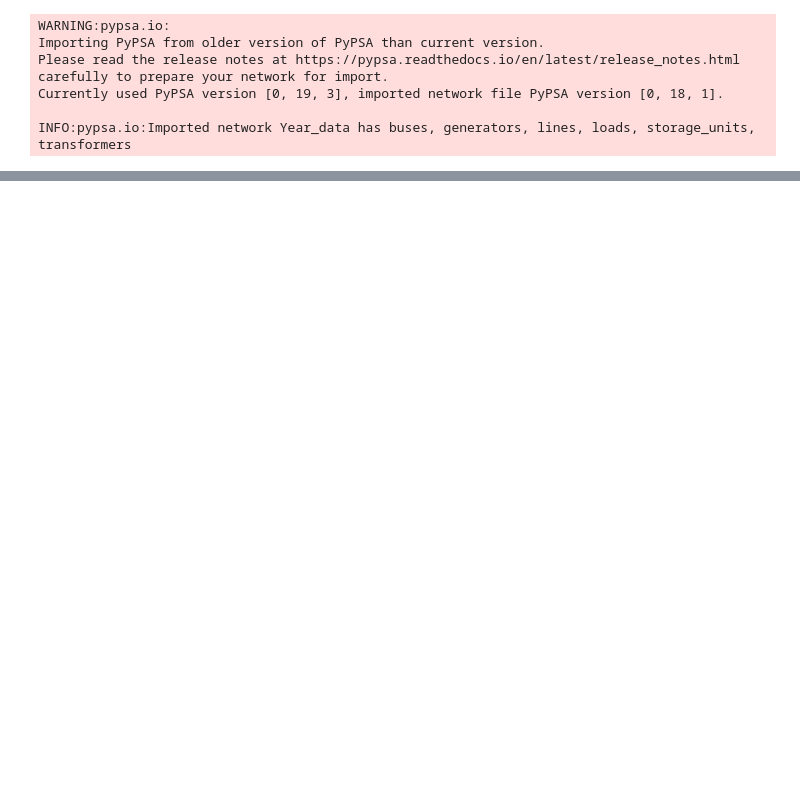
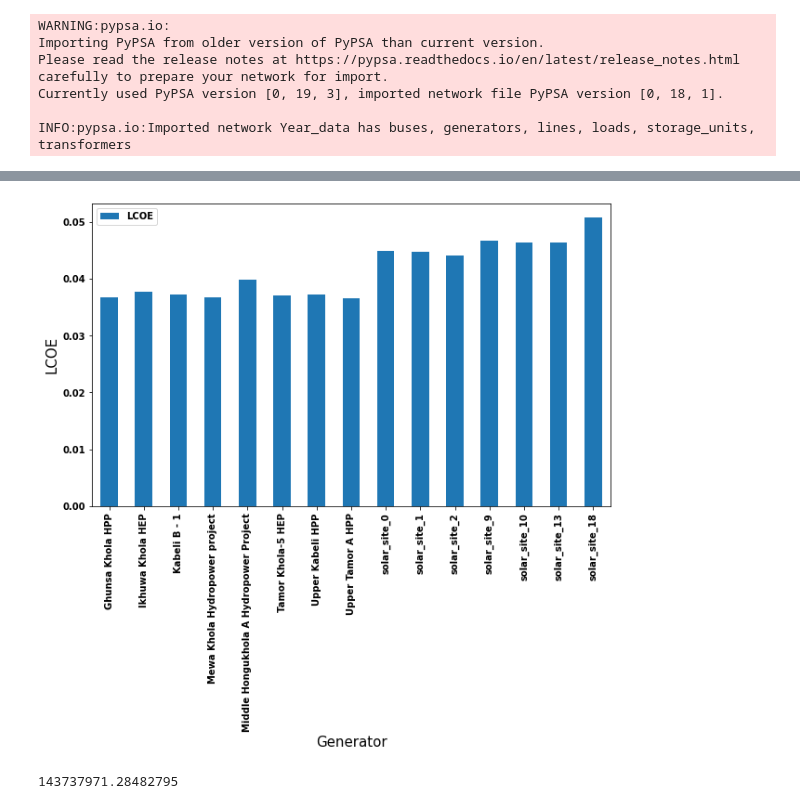
Before and after one commit to deependran7/grid_optimization, a Jupyter notebook: Cost_Analysis.ipynb, the cells around one changed output, grey strips where cells are left out. Cells and saved outputs as stored; diff of their text form; code cells hidden in the pictures; blank space fills up the shorter version.

```diff
--- a/Cost_Analysis.ipynb
+++ b/Cost_Analysis.ipynb
@@ -106,0 +120,14 @@ capital_cost = optimal_network.generators.capital_cost.sum()
+# %%
+Lcoe = pd.DataFrame()
+Lcoe['LCOE'] = (optimal_network.generators.capital_cost*crf + optimal_network.generators.om_cost)/(optimal_network.generators_t.p_max_pu.sum()*1000)
+# %%
+fig,ax = plt.subplots(figsize = (10,6))
+Lcoe.plot.bar(ax=ax)
+ax.set_ylabel("LCOE")
+plt.savefig("Images/lcoe.jpg",dpi = 300,bbox_inches = 'tight')
+# %% [output]
+[figure, added]
+# %%
+yearly_om_cost/crf
+# %% [output]
+143737971.28482795
```
Also changed, not shown: parts of 10 cells of this notebook, 4 other files.
